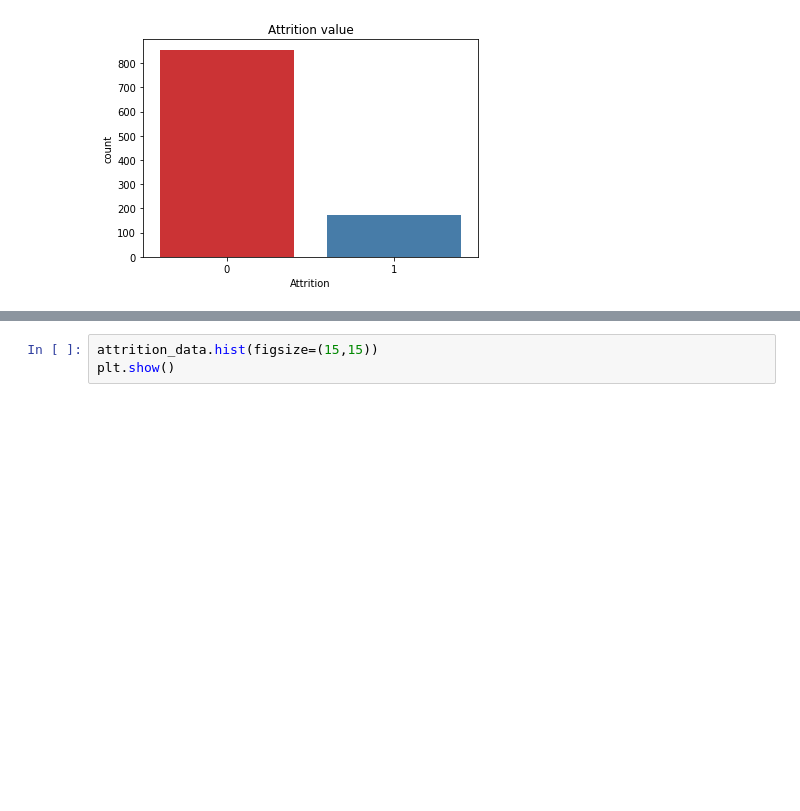
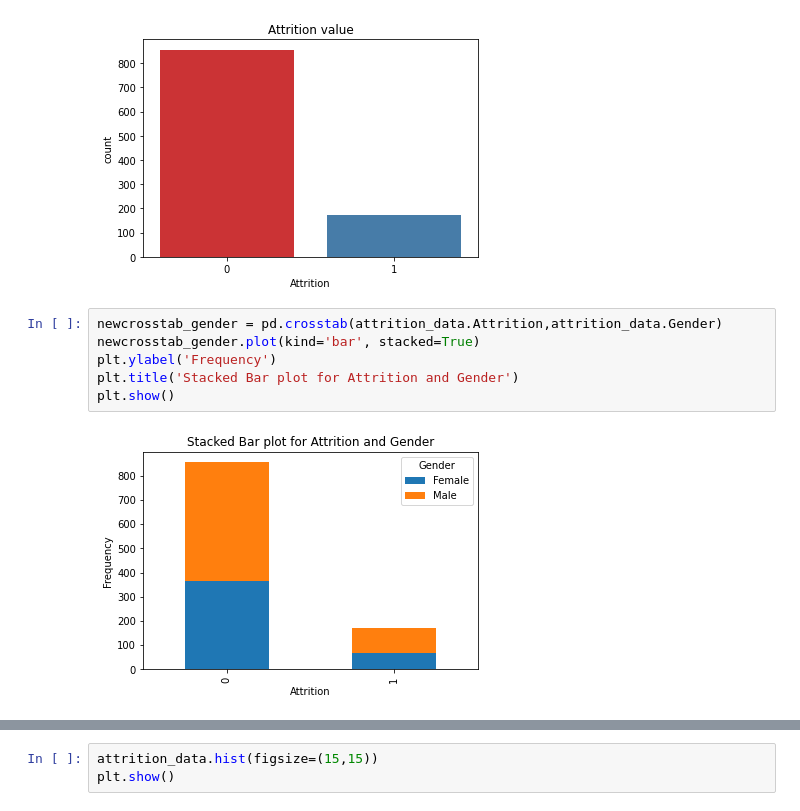
Before and after one commit to hritik5102/SHALA2020, a Jupyter notebook: 05-Assignment/ML_L1_Assignment.ipynb, the cells around one changed output, grey strips where cells are left out. Drawn from its saved outputs; the diff is of its cells as text; blank space fills up the shorter version.

```diff
--- a/05-Assignment/ML_L1_Assignment.ipynb
+++ b/05-Assignment/ML_L1_Assignment.ipynb
@@ -112,3 +112,11 @@ plt.title("Attrition value")
 plt.show()
 # %% [output]
 [figure]
+# %%
+newcrosstab_gender = pd.crosstab(attrition_data.Attrition,attrition_data.Gender)
+newcrosstab_gender.plot(kind='bar', stacked=True)
+plt.ylabel('Frequency')
+plt.title('Stacked Bar plot for Attrition and Gender')
+plt.show()
+# %% [output]
+[figure, added]
```
Also changed, not shown: parts of 16 cells of this notebook, 34 other files.
